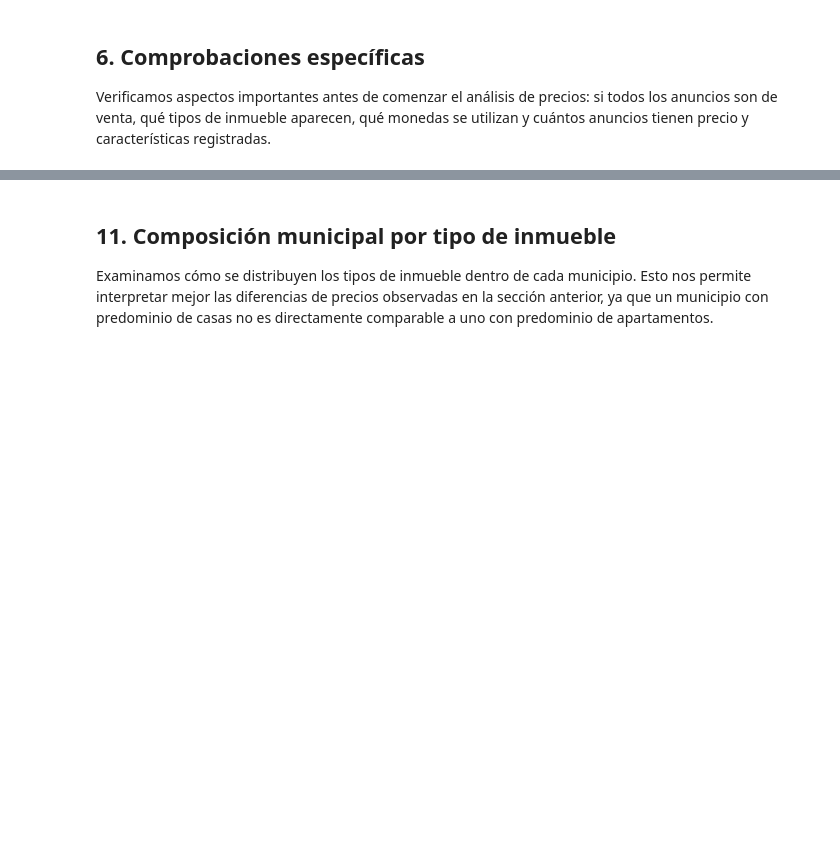
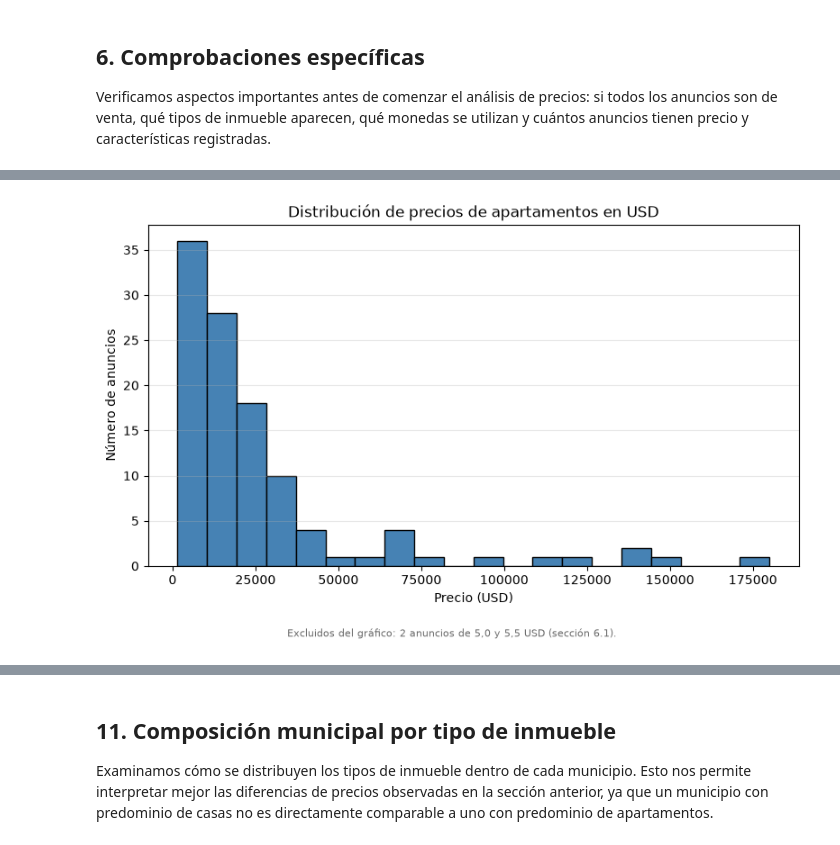
Before and after one commit to Totalpro45/Proyecto-ICD-2026, a Jupyter notebook: notebooks/analisis_vivienda.ipynb, the cells around one changed output, grey strips where cells are left out. Saved outputs shown, nothing was run; the diff lists cells and outputs as text; code cells hidden in the pictures; blank space fills up the shorter version.

```diff
--- a/notebooks/analisis_vivienda.ipynb
+++ b/notebooks/analisis_vivienda.ipynb
@@ -380,0 +1213,23 @@ print(precios_por_mun.to_string())
+# %%
+# Estadísticas descriptivas del precio (sin los anuncios con precio inconsistente)
+precios_ap = df_apartamentos["precio_analisis_valido"].dropna()
+precios_ap_todos = df_apartamentos["precio_analisis"]
+
+print(f"Base: {len(precios_ap_todos)} apartamentos con precio original en USD")
+print(f"Anuncios usados en las estadísticas de distribución: {len(precios_ap)}")
+print(f"Media: {precios_ap.mean():,.2f} {UNIDAD}")
+print(f"Mediana: {precios_ap.median():,.2f} {UNIDAD}")
+print(f"Mínimo: {precios_ap.min():,.2f} {UNIDAD}")
+print(f"Máximo: {precios_ap.max():,.2f} {UNIDAD}")
+print(f"Primer cuartil (Q1, 25%): {precios_ap.quantile(0.25):,.2f} {UNIDAD}")
+print(f"Tercer cuartil (Q3, 75%): {precios_ap.quantile(0.75):,.2f} {UNIDAD}")
+print()
+print("--- Efecto de los dos anuncios excluidos ---")
+print(
+    f"Con los {len(precios_ap_todos)} anuncios: "
+    f"media {precios_ap_todos.mean():,.2f} {UNIDAD}, mediana {precios_ap_todos.median():,.2f} {UNIDAD}"
+)
+print(
+    f"Sin los 2 anuncios: "
+    f"media {precios_ap.mean():,.2f} {UNIDAD}, mediana {precios_ap.median():,.2f} {UNIDAD}"
+)
@@ -380,0 +1292,17 @@ print(precios_por_mun.to_string())
+# %%
+# Histograma de precios de apartamentos (sin los 2 anuncios con precio inconsistente)
+plt.figure(figsize=(8, 5))
+plt.hist(precios_ap, bins=20, edgecolor="black", color="steelblue")
+plt.title(f"Distribución de precios de apartamentos en {UNIDAD}")
+plt.xlabel(f"Precio ({UNIDAD})")
+plt.ylabel("Número de anuncios")
+plt.grid(axis="y", alpha=0.3)
+plt.figtext(
+    0.5, 0.01,
+    "Excluidos del gráfico: 2 anuncios de 5,0 y 5,5 USD (sección 6.1).",
+    ha="center", fontsize=8, color="dimgray",
+)
+plt.tight_layout(rect=(0, 0.05, 1, 1))
+plt.show()
+# %% [output]
+[figure, added]
```
Also changed, not shown: parts of 98 cells of this notebook, 1 other file.
